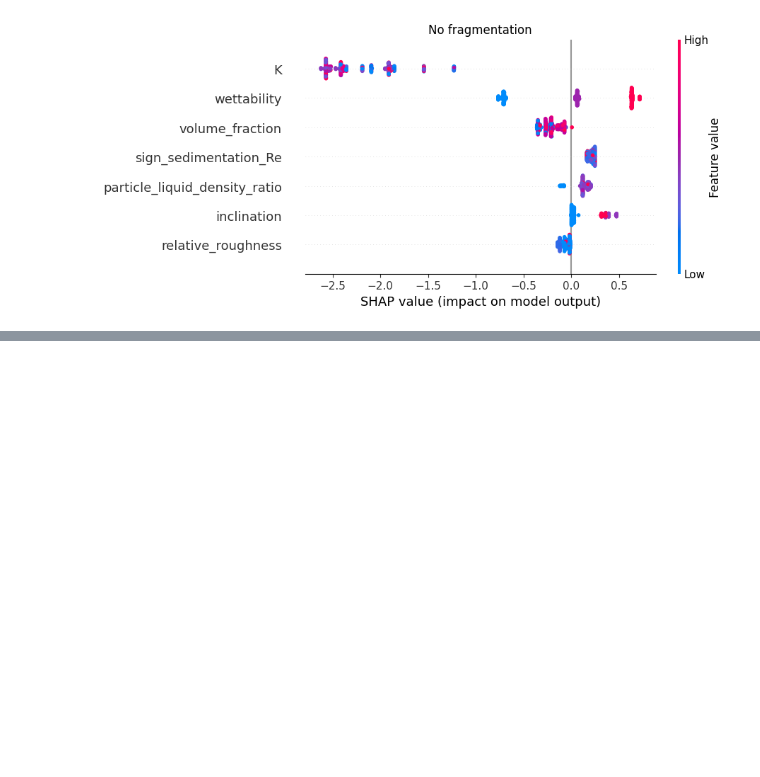
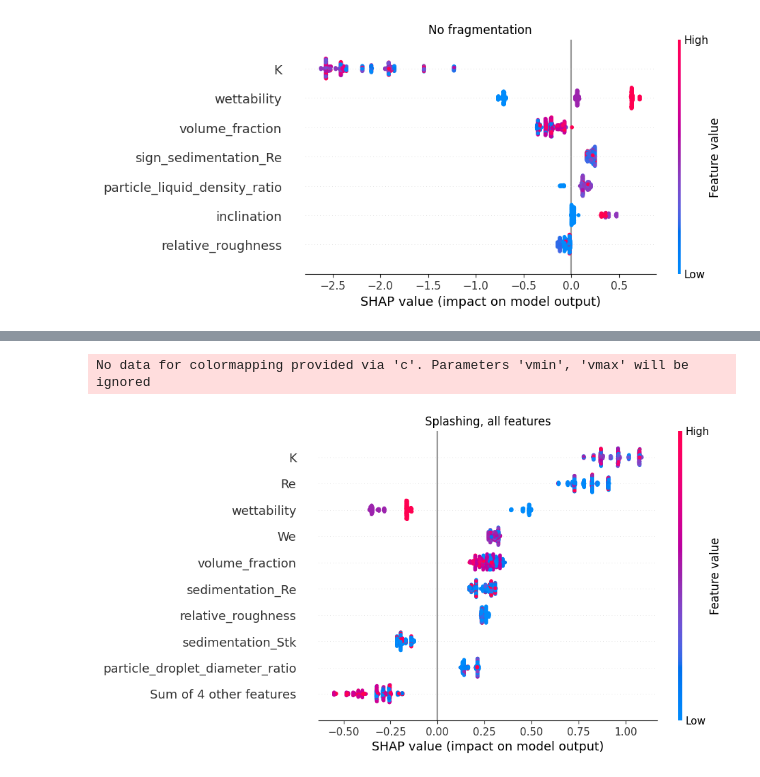
Before and after one commit to mvulf/drop-wall-impact-ml-prediction, a Jupyter notebook: notebooks/modelling_df3_dimless_shap_v0.ipynb, the cells around one changed output, grey strips where cells are left out. Cells and saved outputs as stored; diff of their text form; code cells hidden in the pictures; blank space fills up the shorter version.

Commit message:
[ADD] SHAP plots for all features

```diff
--- a/notebooks/modelling_df3_dimless_shap_v0.ipynb
+++ b/notebooks/modelling_df3_dimless_shap_v0.ipynb
@@ -122,0 +128,8 @@ plt.show()
+# %%
+ml_pipe = MLPipeline(
+    target='splashing',
+    estimator=CatBoostClassifier(verbose=False),
+    features_to_drop = (
+    ),
+    model_postfix='test',)
+ml_pipe.run(save_model_and_metrics=False)
@@ -122,0 +198,11 @@ plt.show()
+# %%
+cb_model = ml_pipe.pipe.steps[3][1]
+X = ml_pipe.train[cb_model.feature_names_]
+explainer = shap.TreeExplainer(cb_model)
+shap_values = explainer(X)
+shap.plots.beeswarm(shap_values, show=False)
+plt.title('Splashing, all features')
+plt.show()
+# %% [output]
+No data for colormapping provided via 'c'. Parameters 'vmin', 'vmax' will be ignored
+[figure, added]
```
Also changed, not shown: parts of 7 cells of this notebook.
